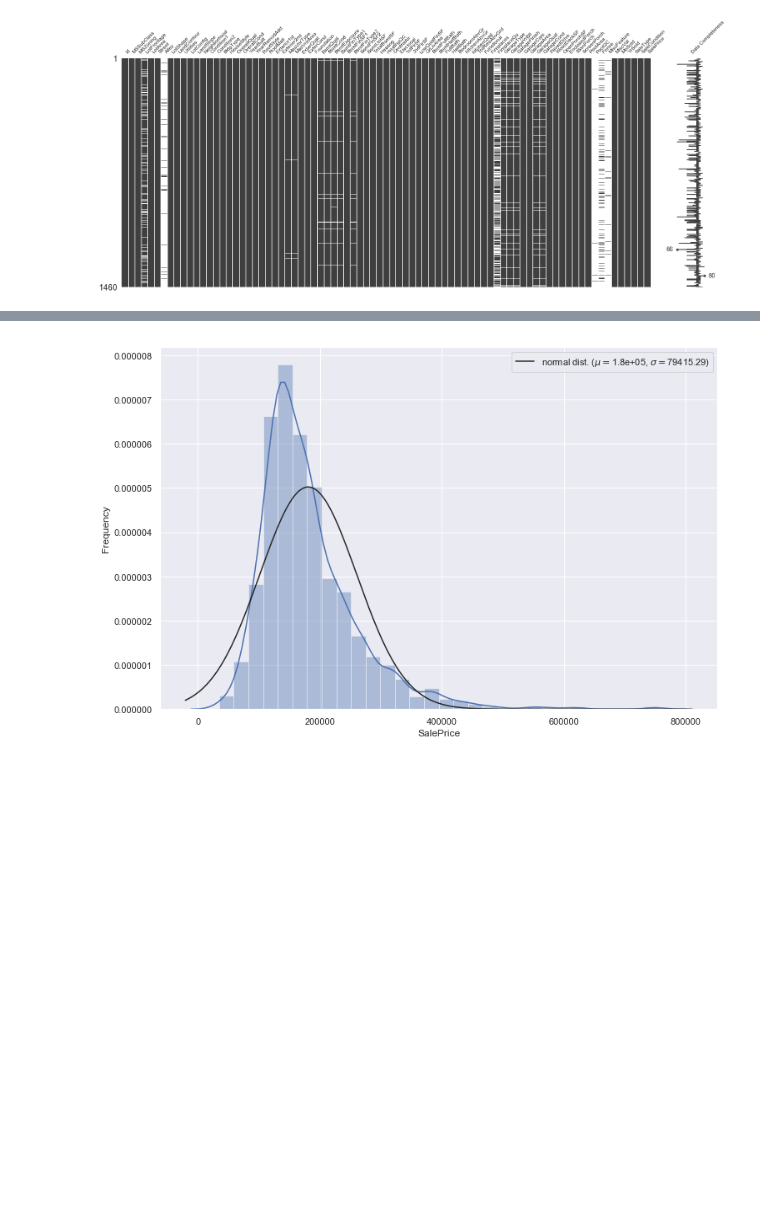
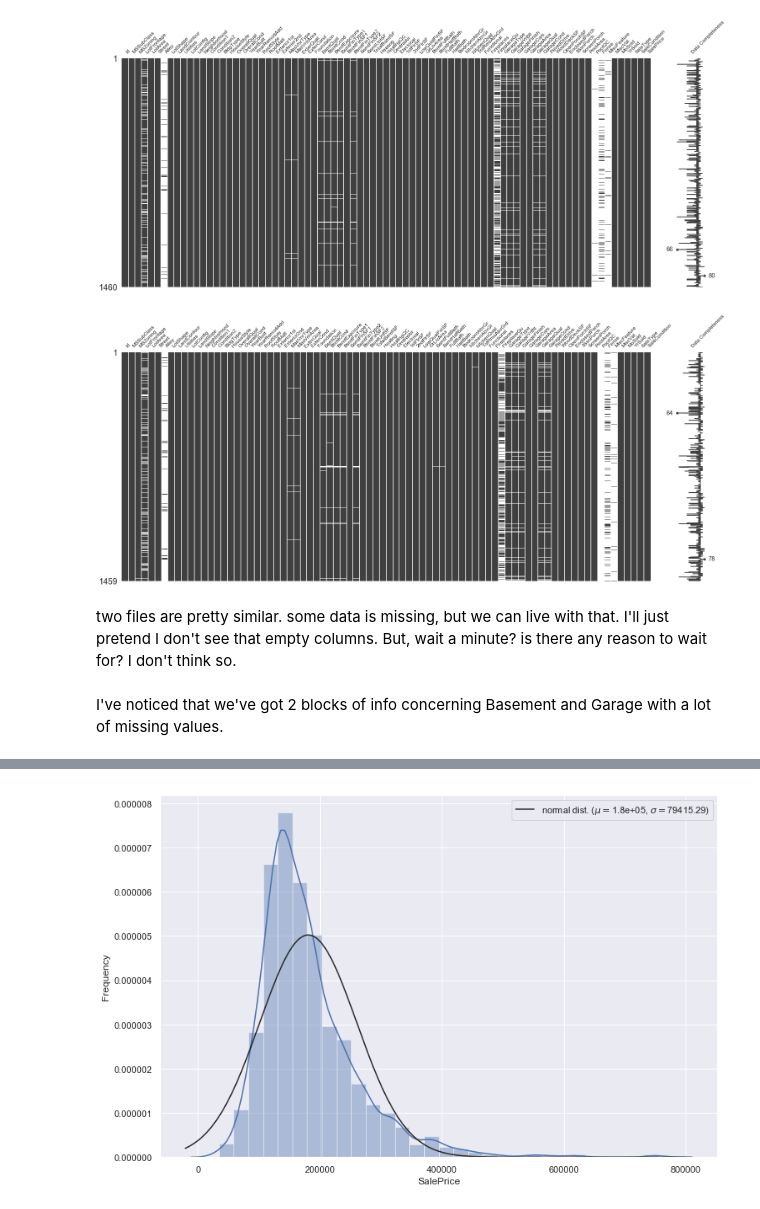
Before and after one commit to volchugin/House-price-prediction, a Jupyter notebook: Develop/2019-03-12-House-price-prediction-DV-data-exploration.ipynb, the cells around one changed output, grey strips where cells are left out. Saved outputs shown, nothing was run; the diff lists cells and outputs as text; code cells hidden in the pictures; blank space fills up the shorter version.

```diff
--- a/Develop/2019-03-12-House-price-prediction-DV-data-exploration.ipynb
+++ b/Develop/2019-03-12-House-price-prediction-DV-data-exploration.ipynb
@@ -32,3 +80,9 @@ D = train.describe(include='all').T
 msngo.matrix(train, labels=True, fontsize=12);
 # %% [output]
 [figure]
+# %%
+msngo.matrix(test, labels=True, fontsize=12);
+# %% [output]
+[figure, added]
+# %% [markdown]
+two files are pretty similar. some data is missing, but we can live with that. I'll just pretend I don't see that empty columns. But, wait a minute? is there any reason to wait for? I don't think so.
@@ -34,0 +102,2 @@ msngo.matrix(train, labels=True, fontsize=12);
+# %% [markdown]
+I've noticed that we've got 2 blocks of info concerning Basement and Garage with a lot of missing values.
```
Also changed, not shown: parts of 94 cells of this notebook, 2 other files.
